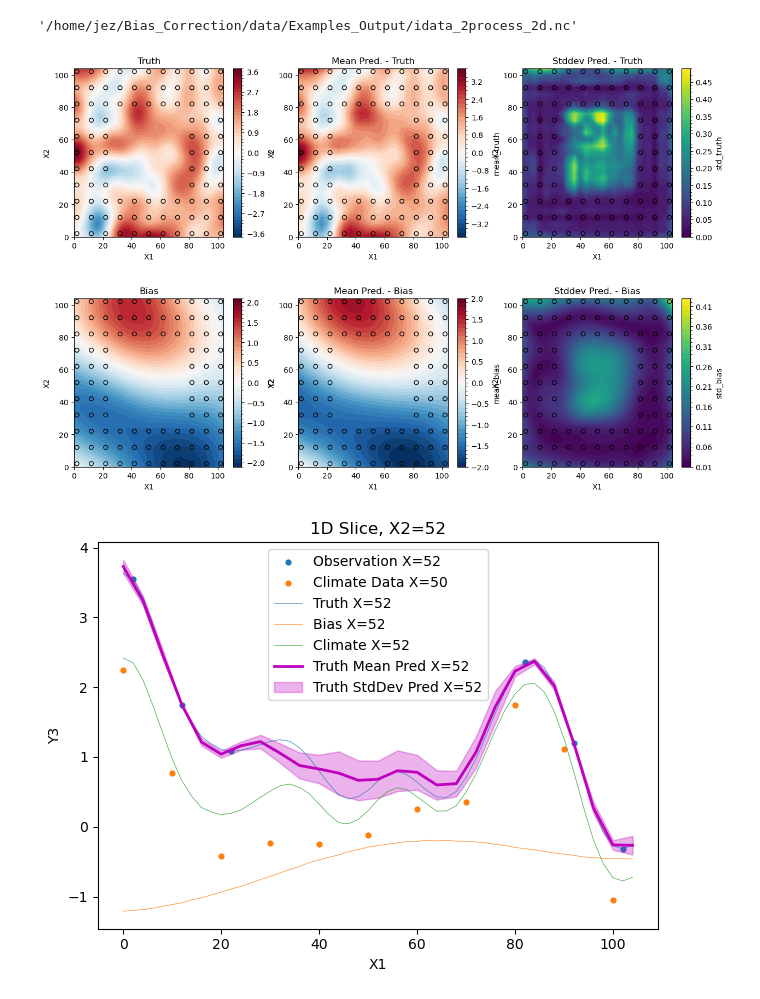
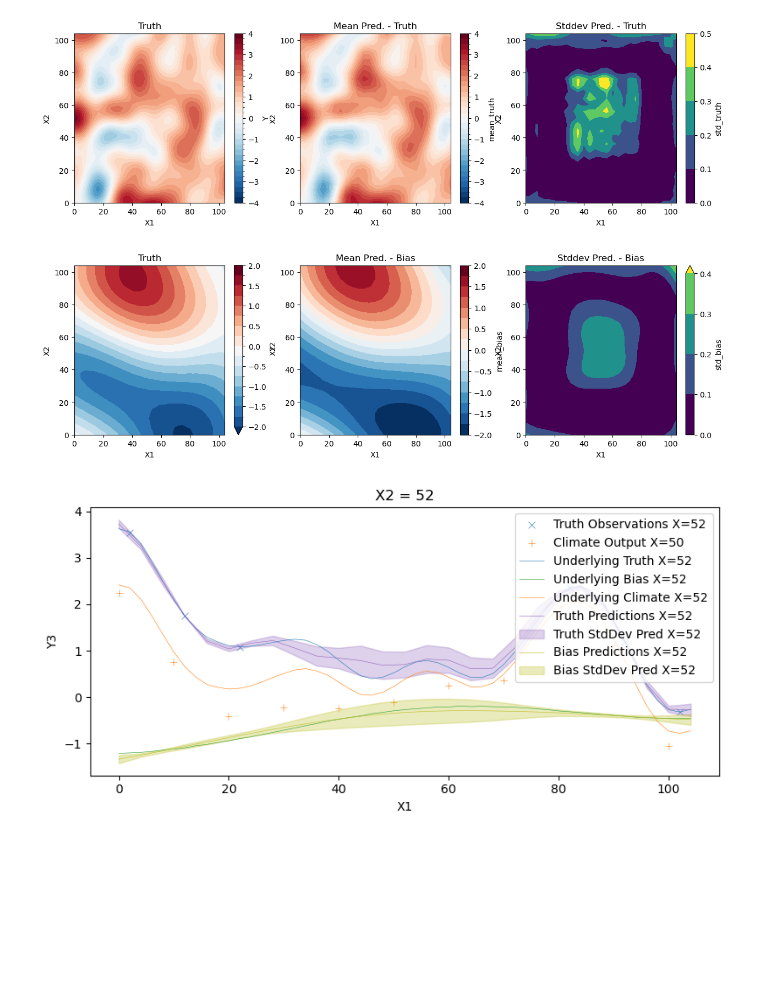
Before and after one commit to Jez-Carter/Bias_Correction, a Jupyter notebook: scripts/Exploratory_Notebooks/2D Gaussian Process Example.ipynb, the cells around one changed output. Drawn from its saved outputs; the diff is of its cells as text; code cells hidden in the pictures; blank space fills up the shorter version.

Commit message:
Adjusting plots in example notebooks for 2D case.

```diff
--- a/scripts/Exploratory_Notebooks/2D Gaussian Process Example.ipynb
+++ b/scripts/Exploratory_Notebooks/2D Gaussian Process Example.ipynb
@@ -110,10 +113,3 @@ Time Taken: 777.3182189539075
-# %%
-#Saving Output from MCMC
-outfile_dir = '/home/jez/Bias_Correction/data/Examples_Output/'
-idata_2process = az.from_numpyro(mcmc_2process)
-idata_2process.to_netcdf(f'{outfile_dir}idata_2process_2d.nc')
-# %% [output]
-'/home/jez/Bias_Correction/data/Examples_Output/idata_2process_2d.nc'
 # %%
 #Loading Output from MCMC
 outfile_dir = '/home/jez/Bias_Correction/data/Examples_Output/'
@@ -142,70 +138,73 @@ fig, axs = plt.subplots(1, 3, figsize=(15, 4))
 plots = []
 variables = ['mean_truth','std_truth']
 titles = ['Mean Pred. - Truth','Stddev Pred. - Truth']
+truth_levels = create_levels(ds[['Y']],0.25,0,center=True)
+uncertainty_levels = create_levels(ds_predictions[['std_truth']],0.1,1)
 
 plt.subplot(1, 3, 1)
-plots.append(ds['Y'].plot.contourf(x='X1',y='X2',levels=50,ax=axs.flatten()[0]))
+plots.append(ds['Y'].plot.contourf(x='X1',y='X2',levels=truth_levels,ax=axs.flatten()[0]))
 plt.title('Truth')
 
-for i,var,title in zip(range(2, 4), variables, titles):
+for i,var,title,levels in zip(range(2, 4), variables, titles,[truth_levels,uncertainty_levels]):
     plt.subplot(1, 3, i)
     plots.append(
-        ds_predictions[f'{var}'].plot.contourf(x='X1',y='X2',levels=50)
+        ds_predictions[f'{var}'].plot.contourf(x='X1',y='X2',levels=levels)
     )
     plt.title(title)
-
-for i in [0,1,2]:
-    ax = axs.flatten()[i]
-    da_obs_stacked.dropna('X').to_dataset().plot.scatter(x='X1',y='X2',hue=None,s=30, edgecolors='k',add_colorbar=False, ax=ax, add_title=False,facecolors="none")
-# https://docs.xarray.dev/en/stable/generated/xarray.plot.scatter.html
 # %% [output]
-[figure, old version]
+[figure, new version]
 # %%
 fig, axs = plt.subplots(1, 3, figsize=(15, 4))
 plots = []
 variables = ['mean_bias','std_bias']
 titles = ['Mean Pred. - Bias','Stddev Pred. - Bias']
+truth_levels = create_levels(ds[['Y2']],0.25,0,center=True)
+uncertainty_levels = create_levels(ds_predictions[['std_bias']],0.1,1)
 
 plt.subplot(1, 3, 1)
-plots.append(ds['Y2'].plot.contourf(x='X1',y='X2',levels=50,ax=axs.flatten()[0]))
-plt.title('Bias')
+plots.append(ds['Y2'].plot.contourf(x='X1',y='X2',levels=truth_levels,ax=axs.flatten()[0]))
+plt.title('Truth')
 
-for i,var,title in zip(range(2, 4), variables, titles):
+for i,var,title,levels in zip(range(2, 4), variables, titles,[truth_levels,uncertainty_levels]):
     plt.subplot(1, 3, i)
     plots.append(
-        ds_predictions[f'{var}'].plot.contourf(x='X1',y='X2',levels=50)
+        ds_predictions[f'{var}'].plot.contourf(x='X1',y='X2',levels=levels)
     )
     plt.title(title)
-
-for i in [0,1,2]:
-    ax = axs.flatten()[i]
-    da_obs_stacked.dropna('X').to_dataset().plot.scatter(x='X1',y='X2',hue=None,s=30, edgecolors='k',add_colorbar=False, ax=ax, add_title=False,facecolors="none")
-# https://docs.xarray.dev/en/stable/generated/xarray.plot.scatter.html
 # %% [output]
-[figure, old version]
+[figure, new version]
 # %%
 val = 52
+cdc = 'tab:orange' #climate_data_colour
+odc = 'tab:blue' #observation_data_colour
+bdc = 'tab:green'#bias_data_colour
+tpdc = 'tab:purple'#truth_prediction_data_colour
+bpdc = 'tab:olive'#bias_prediction_data_colour
+
+fig, ax = plt.subplots(1, 1, figsize=(8, 4))
 
 da_obs_slice=da_obs.sel(X2=val)
-da_obs_slice.to_dataset().plot.scatter(x='X1',y='Y',s=30,label=f'Observation X={val}')
 da_climate_slice=da_climate.sel(X2=val,method="nearest")
-da_climate_slice.to_dataset().plot.scatter(x='X1',y='Y3',s=30,label=f'Climate Data X={da_climate_slice.X2.data}')
+ax.scatter(da_obs_slice.X1, da_obs_slice.data, s=30, marker='x',c=odc,label = f'Truth Observations X={da_obs_slice.X2.data}')
+ax.scatter(da_climate_slice.X1, da_climate_slice.data, s=30, marker='+',c=cdc,label = f'Climate Output X={da_climate_slice.X2.data}')
 
 ds_slice = ds.sel(X2=val)
-
-ds_slice['Y'].plot(label = f'Truth X={val}')
-ds_slice['Y2'].plot(label = f'Bias X={val}')
-ds_slice['Y3'].plot(label = f'Climate X={val}')
+ds_slice['Y'].plot(label = f'Underlying Truth X={val}',c=odc)
+ds_slice['Y2'].plot(label = f'Underlying Bias X={val}',c=bdc)
+ds_slice['Y3'].plot(label = f'Underlying Climate X={val}',c=cdc)
 
 ds_predictions_slice = ds_predictions.sel(X2=val)
-x_slice = ds_predictions_slice.X1.data
-truth_pred_mean = ds_predictions_slice['mean_truth'].data
-truth_pred_std = ds_predictions_slice['std_truth'].data
-plt.plot(x_slice,truth_pred_mean,label=f'Truth Mean Pred X={val}',color='m',alpha=1.0,linewidth=2)
-plt.fill_between(x_slice,truth_pred_mean+truth_pred_std,truth_pred_mean-truth_pred_std,label=f'Truth StdDev Pred X={val}',color='m',alpha=0.3)
+truth_mean_pred = ds_predictions_slice['mean_truth'].data
+truth_std_pred = ds_predictions_slice['std_truth'].data
+bias_mean_pred = ds_predictions_slice['mean_bias'].data
+bias_std_pred = ds_predictions_slice['std_bias'].data
 
-plt.title(f'1D Slice, X2={val}')
+ax.plot(ds_predictions_slice.X1, truth_mean_pred, c=tpdc,label = f'Truth Predictions X={val}')
+ax.fill_between(ds_predictions_slice.X1,truth_mean_pred+truth_std_pred,truth_mean_pred-truth_std_pred,label=f'Truth StdDev Pred X={val}',color=tpdc,alpha=0.3)
+ax.plot(ds_predictions_slice.X1, bias_mean_pred, c=bpdc,label = f'Bias Predictions X={val}')
+ax.fill_between(ds_predictions_slice.X1,bias_mean_pred+bias_std_pred,bias_mean_pred-bias_std_pred,label=f'Bias StdDev Pred X={val}',color=bpdc,alpha=0.3)
+
 plt.legend()
 plt.tight_layout()
 # %% [output]
-[figure, old version]
+[figure, new version]
```
Also changed, not shown: parts of 6 cells of this notebook, 3 other files.
